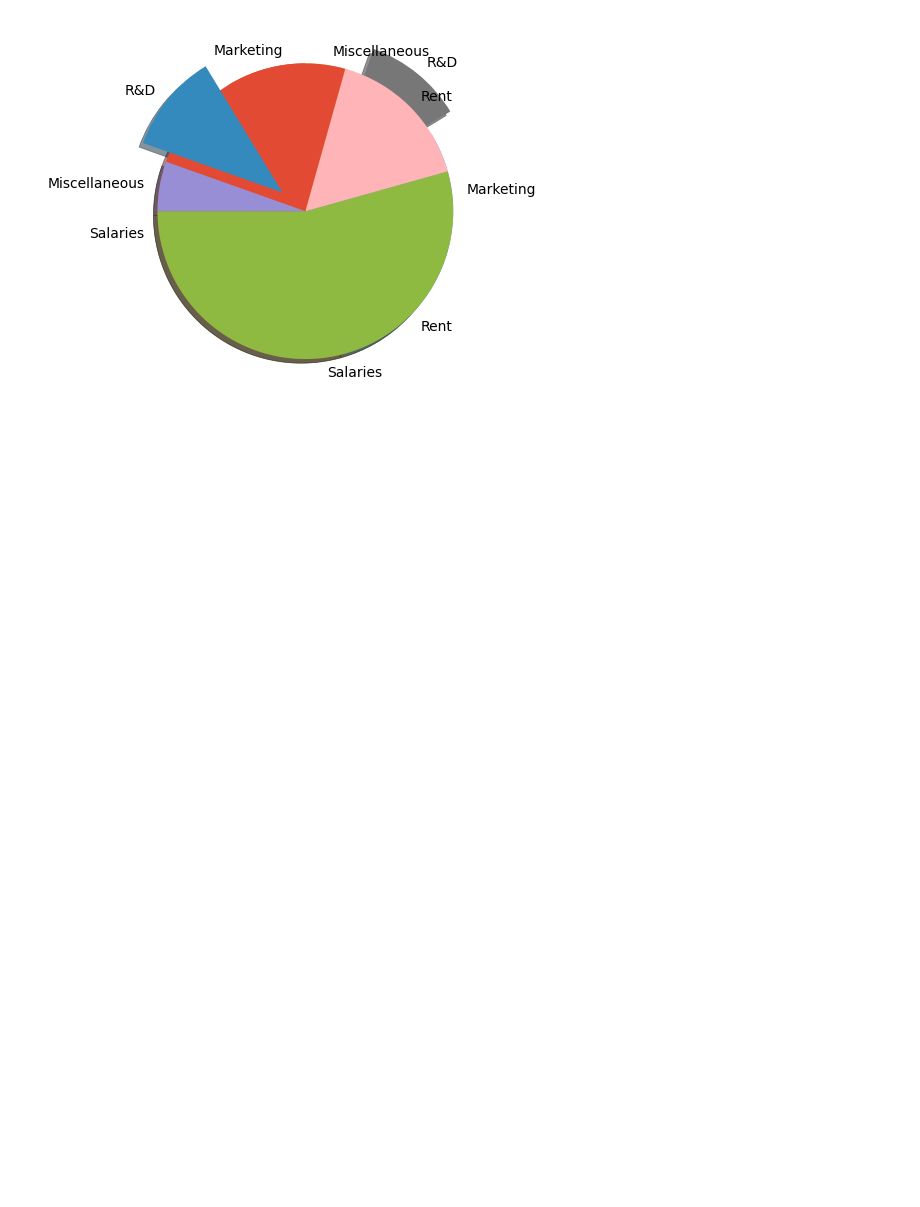
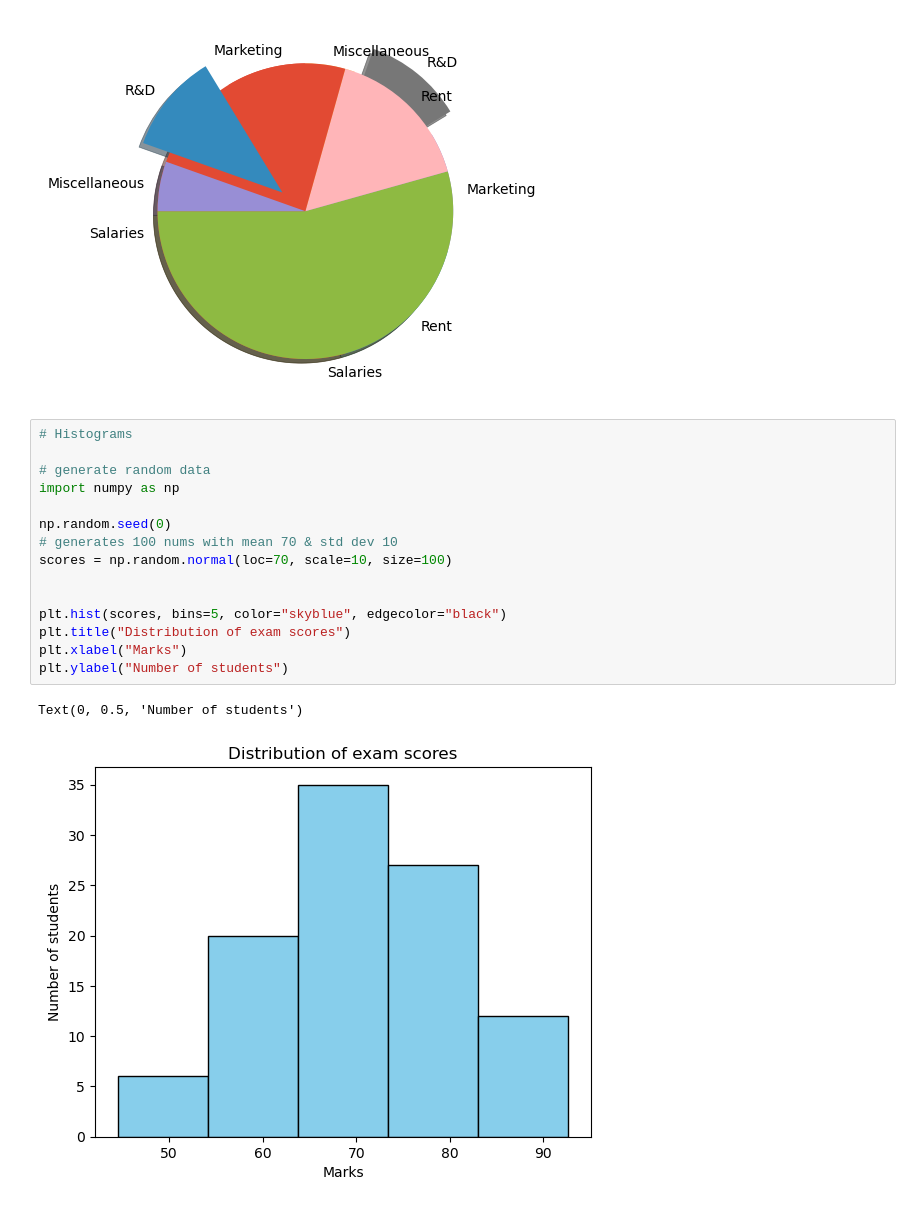
Before and after one commit to Ankit1726/AIML_Resources, a Jupyter notebook: Data_Visulalization/matplotlib_tutorial.ipynb, the cells around one changed output. Cells and saved outputs as stored; diff of their text form; blank space fills up the shorter version.

```diff
--- a/Data_Visulalization/matplotlib_tutorial.ipynb
+++ b/Data_Visulalization/matplotlib_tutorial.ipynb
@@ -276,3 +276,21 @@ plt.pie(amounts, labels=expenses, explode=explode, shadow=True, startangle=180)
   Text(-1.0084240270486395, 0.8204151276463673, 'R&D'),
   Text(-1.0840053912021623, 0.18690187758459628, 'Miscellaneous')])
 [figure]
+# %%
+# Histograms
+
+# generate random data
+import numpy as np
+
+np.random.seed(0)
+# generates 100 nums with mean 70 & std dev 10
+scores = np.random.normal(loc=70, scale=10, size=100)
+
+
+plt.hist(scores, bins=5, color="skyblue", edgecolor="black")
+plt.title("Distribution of exam scores")
+plt.xlabel("Marks")
+plt.ylabel("Number of students")
+# %% [output]
+Text(0, 0.5, 'Number of students')
+[figure, added]
```
Also changed, not shown: parts of 12 cells of this notebook, 8 other files.
